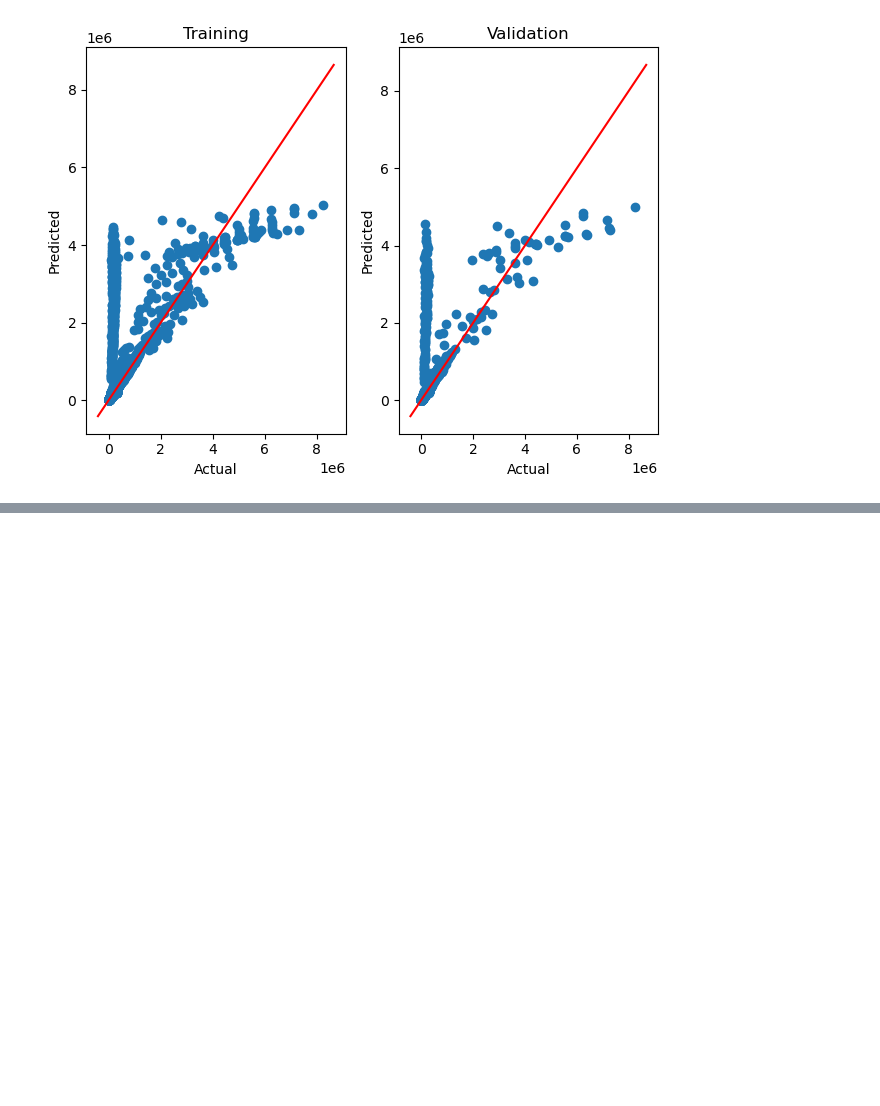
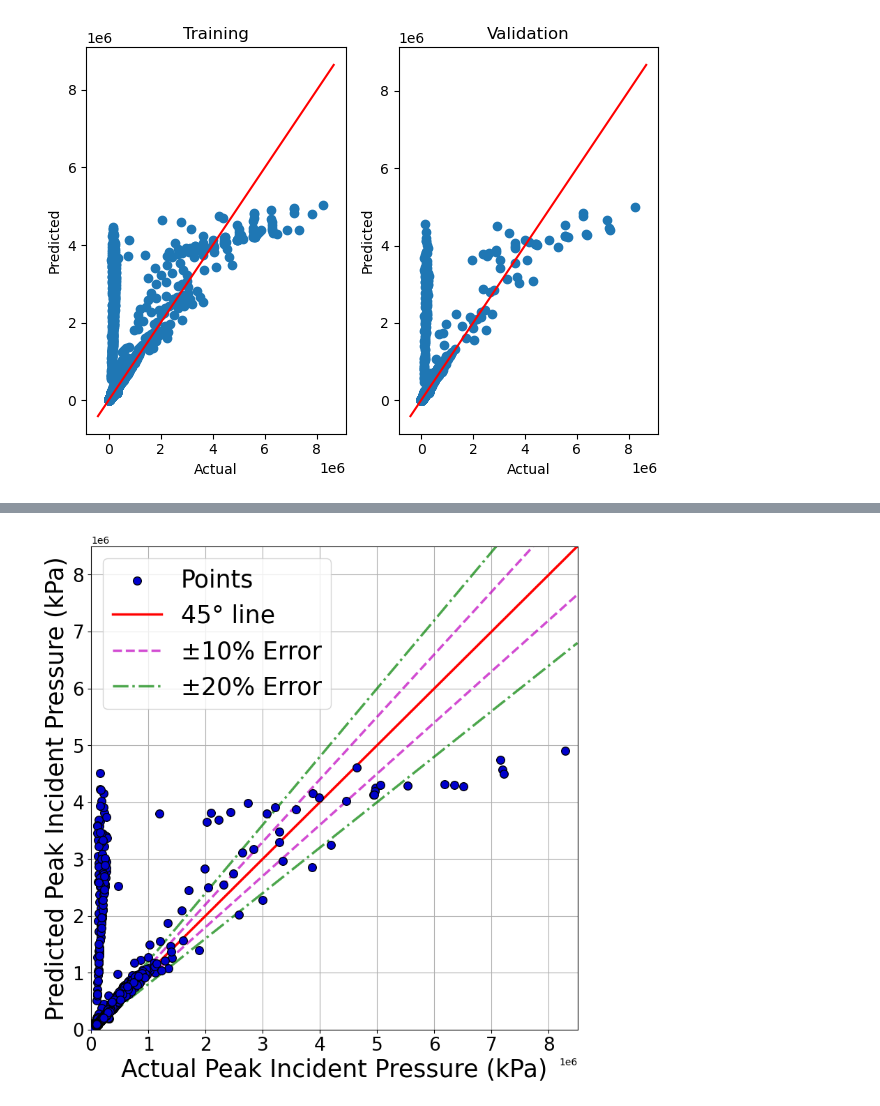
Before and after one commit to ChamodiWidanage/Pressure_history_2, a Jupyter notebook: Pressure_profiles_codes_section_1_regression/Profile_ANN_model_5.ipynb, the cells around one changed output, grey strips where cells are left out. Drawn from its saved outputs; the diff is of its cells as text; code cells hidden in the pictures; blank space fills up the shorter version.

```diff
--- a/Pressure_profiles_codes_section_1_regression/Profile_ANN_model_5.ipynb
+++ b/Pressure_profiles_codes_section_1_regression/Profile_ANN_model_5.ipynb
@@ -381,36 +396,38 @@ fig1, ax1 = plt.subplots(figsize = (9, 9))
 # Add scatterplot
 ax1.scatter(y_test, y_pred, s=70, alpha=1, edgecolors="k",c='mediumblue',zorder=5, label = 'Points')
 
 
 plt.ylabel('Predicted Peak Incident Pressure (kPa)',fontsize = 25)
 plt.xlabel('Actual Peak Incident Pressure (kPa)',fontsize = 25)
 plt.xticks(fontsize = 19)
 plt.yticks(fontsize = 19)
 
 
-x1 = np.linspace(0,8000000)
+x1 = np.linspace(0,8500000)
 
 plt.plot(x1, x1, 'Red', label='45\N{DEGREE SIGN} line',lw=2.5,alpha=1)
 plt.plot(x1, 1.1*x1, '--m', label='\u00B110% Error',lw=2.5,alpha=0.7)
 plt.plot(x1, 0.9*x1,'m', linestyle='--',lw=2.5,alpha=0.7)
 plt.plot(x1, 1.2*x1, '-.g', label='\u00B120% Error',lw=2.5,alpha=0.7)
 plt.plot(x1, 0.8*x1,'-.g',lw=2.5,alpha=0.7)
 
-plt.ylim(0,8000000)
-plt.xlim(0,8000000)
+plt.ylim(0,8500000)
+plt.xlim(0,8500000)
 plt.legend(loc='upper left',fontsize = 25)
 
 plt.grid()
 
 ax1.spines['left'].set_color('black')        # setting up Y-axis tick color to red
 ax1.spines['bottom'].set_color('black')         #setting up above X-axis tick color to red
 
 
 
 #ax1.annotate("$R^2$ = {:.3f}".format(r2), (2500, 1000),fontsize = 25)  #Model is called here
 #ax1.annotate("Adj.$R^2$ = {:.3f}".format(adj_r2), (2500, 750),fontsize = 25)
 
 #plt.savefig('plot1.png', dpi = 600, bbox_inches = 'tight')
+# %% [output]
+[figure, added]
 # %%
 # metrics
 trainpreds = ann.predict(X_train)
```
Also changed, not shown: parts of 4 cells of this notebook, 25 other files.
